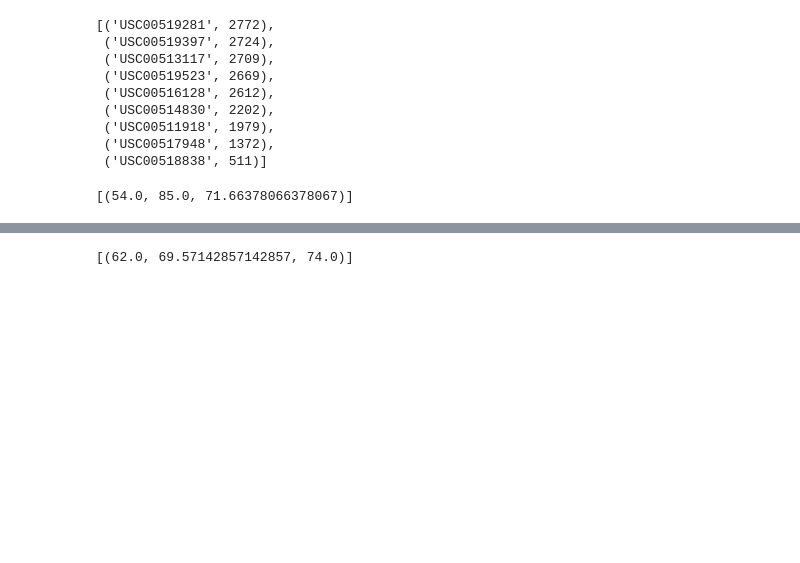
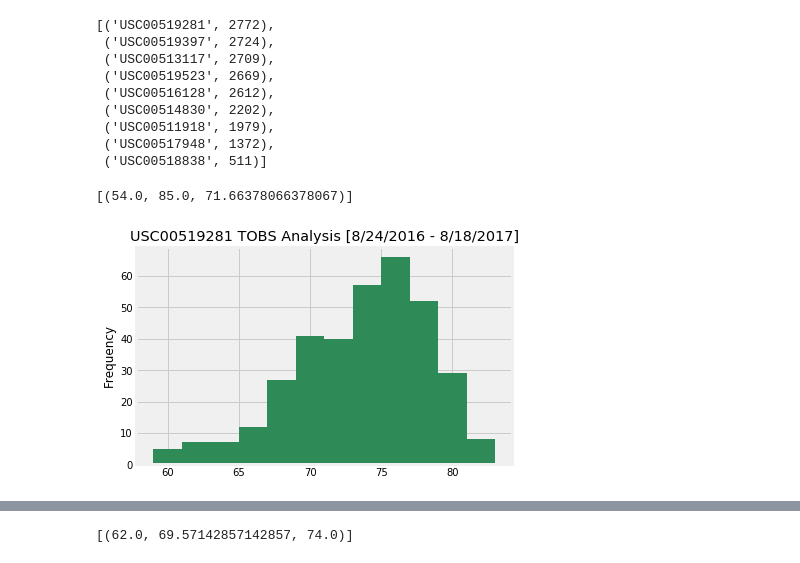
Before and after one commit to ro-esq7/sqlalchemy-challenge, a Jupyter notebook: climate_RE.ipynb, the cells around one changed output, grey strips where cells are left out. Drawn from its saved outputs; the diff is of its cells as text; code cells hidden in the pictures; blank space fills up the shorter version.

```diff
--- a/climate_RE.ipynb
+++ b/climate_RE.ipynb
@@ -62,6 +118,11 @@ session = Session(engine)
 # %%
 # What are the most active stations? (i.e. what stations have the most rows)?
 # List the stations and the counts in descending order.
+stations = session.query(Measurement.station, func.count(Measurement.station)).\
+group_by(Measurement.station).\
+order_by(func.count(Measurement.station).desc()).all()
+
+stations
 # %% [output]
 [('USC00519281', 2772),
  ('USC00519397', 2724),
@@ -75,8 +136,27 @@ session = Session(engine)
 # %%
 # Using the station id from the previous query, calculate the lowest temperature recorded,
 # highest temperature recorded, and average temperature most active station?
+station = stations[0][0]
+
+temps = session.query(func.min(Measurement.tobs), func.max(Measurement.tobs), func.avg(Measurement.tobs)).\
+filter(Measurement.station == station).all()
+print(temps)
 # %% [output]
 [(54.0, 85.0, 71.66378066378067)]
 # %%
 # Choose the station with the highest number of temperature observations.
 # Query the last 12 months of temperature observation data for this station and plot the results as a histogram
+tobs = session.query(Measurement.station, Measurement.date, Measurement.tobs).\
+filter(Measurement.station == station, Measurement.date > one_yr).order_by(Measurement.date).all()
+
+tobs_df = pd.DataFrame(tobs)
+
+plt.hist(tobs_df['tobs'], 12, color='seagreen')
+
+plt.title("USC00519281 TOBS Analysis [8/24/2016 - 8/18/2017]")
+plt.ylabel("Frequency")
+
+plt.savefig("Images/StationAnalysis.png")
+plt.show()
+# %% [output]
+[figure, added]
```
Also changed, not shown: parts of 21 cells of this notebook.
